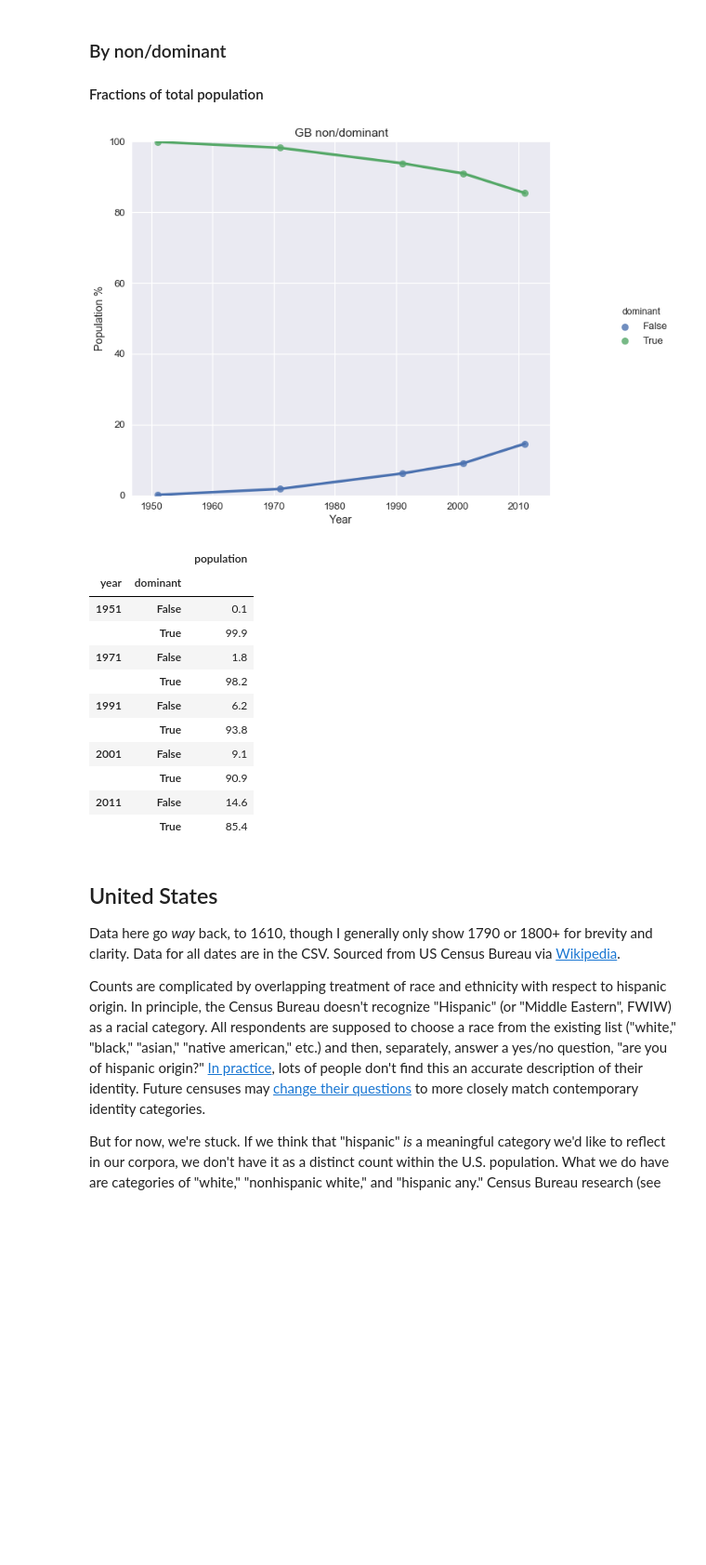
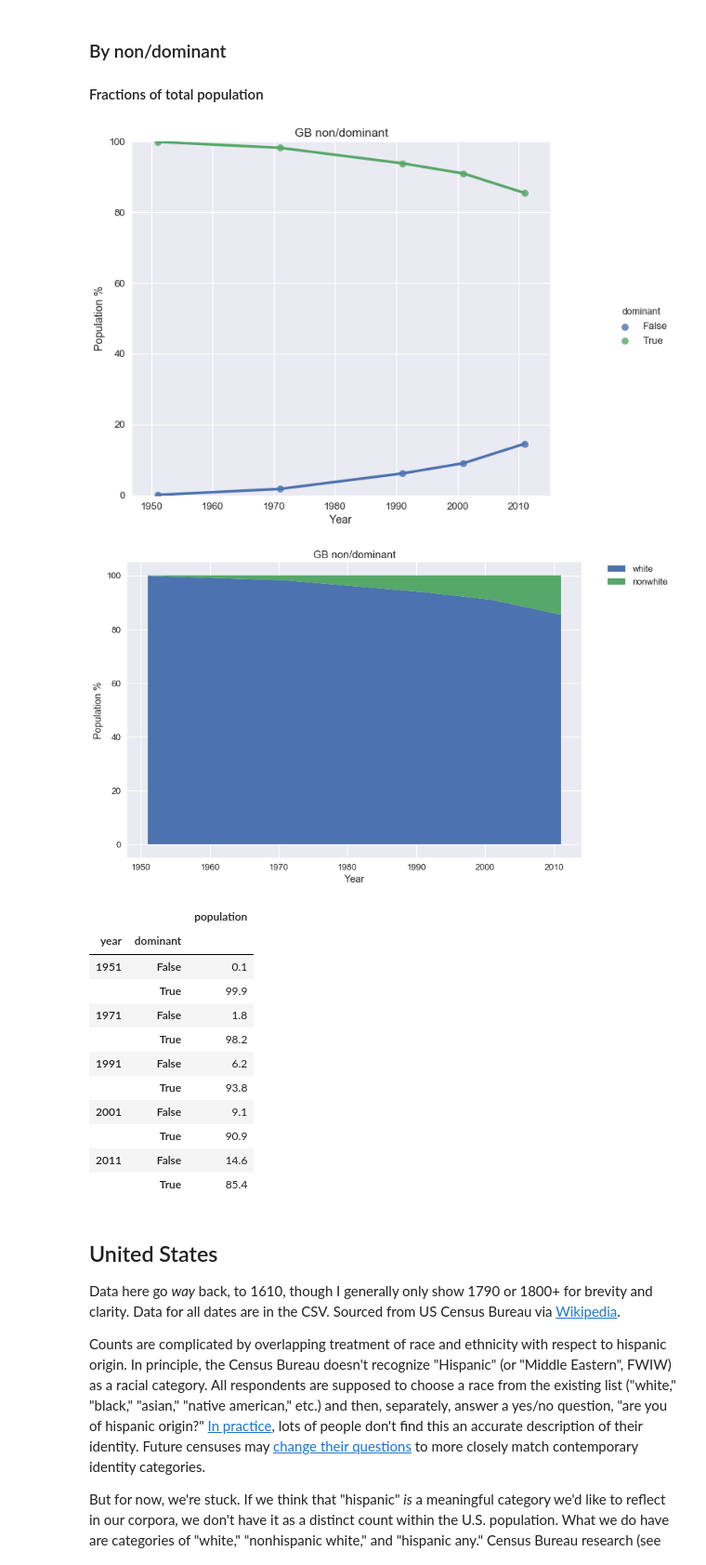
Before and after one commit to wilkens/noveltm-national-demographics, a Jupyter notebook: National Demographics.ipynb, the cells around one changed output. Shown at 93% size. Drawn from its saved outputs; the diff is of its cells as text; code cells hidden in the pictures; blank space fills up the shorter version.

Commit message:
Add filled area plots

```diff
--- a/National Demographics.ipynb
+++ b/National Demographics.ipynb
@@ -110,20 +111,33 @@ display(round(gb_pcts,1))
 # %%
 # Calculate percentages by year and ethnicity
 gb_year_dom = gb_eth.groupby(['year', 'dominant']).agg({'population':'sum'})
 gb_pcts_dom = gb_year_dom.groupby(level=0).apply(lambda x: 100*x/x.sum())
 gb_pcts_dom.to_csv('gb_dominants.csv')
+plotdata = gb_pcts_dom.reset_index()
 
 # Plot
-fig = sns.lmplot(data=gb_pcts_dom.reset_index(), x='year', y='population',
+fig = sns.lmplot(data=plotdata, x='year', y='population',
                  hue='dominant', lowess=True)
 fig = fig.set_axis_labels('Year', 'Population %').set(ylim=(0,100), title='GB non/dominant')
 fig.fig.set_size_inches(12,8)
 plt.show()
 
+# Other plot
+x = list(plotdata[plotdata.dominant==True].year)
+y = list(plotdata[plotdata.dominant==True].population)
+plt.fill_between(x, y, 0, interpolate=True, label='white')
+plt.fill_between(x, 100, y, interpolate=True, label='nonwhite')
+plt.legend(bbox_to_anchor=(1.05, 1), loc=2, borderaxespad=0.)
+plt.title('GB non/dominant')
+plt.xlabel('Year')
+plt.ylabel('Population %')
+plt.show()
+
 # Display table
 display(round(gb_pcts_dom,1))
 # %% [output]
 [figure]
+[figure, added]
 |  |  | population |
 | year | dominant |  |
 | 1951 | False | 0.1 |
```
Also changed, not shown: parts of 3 cells of this notebook.
